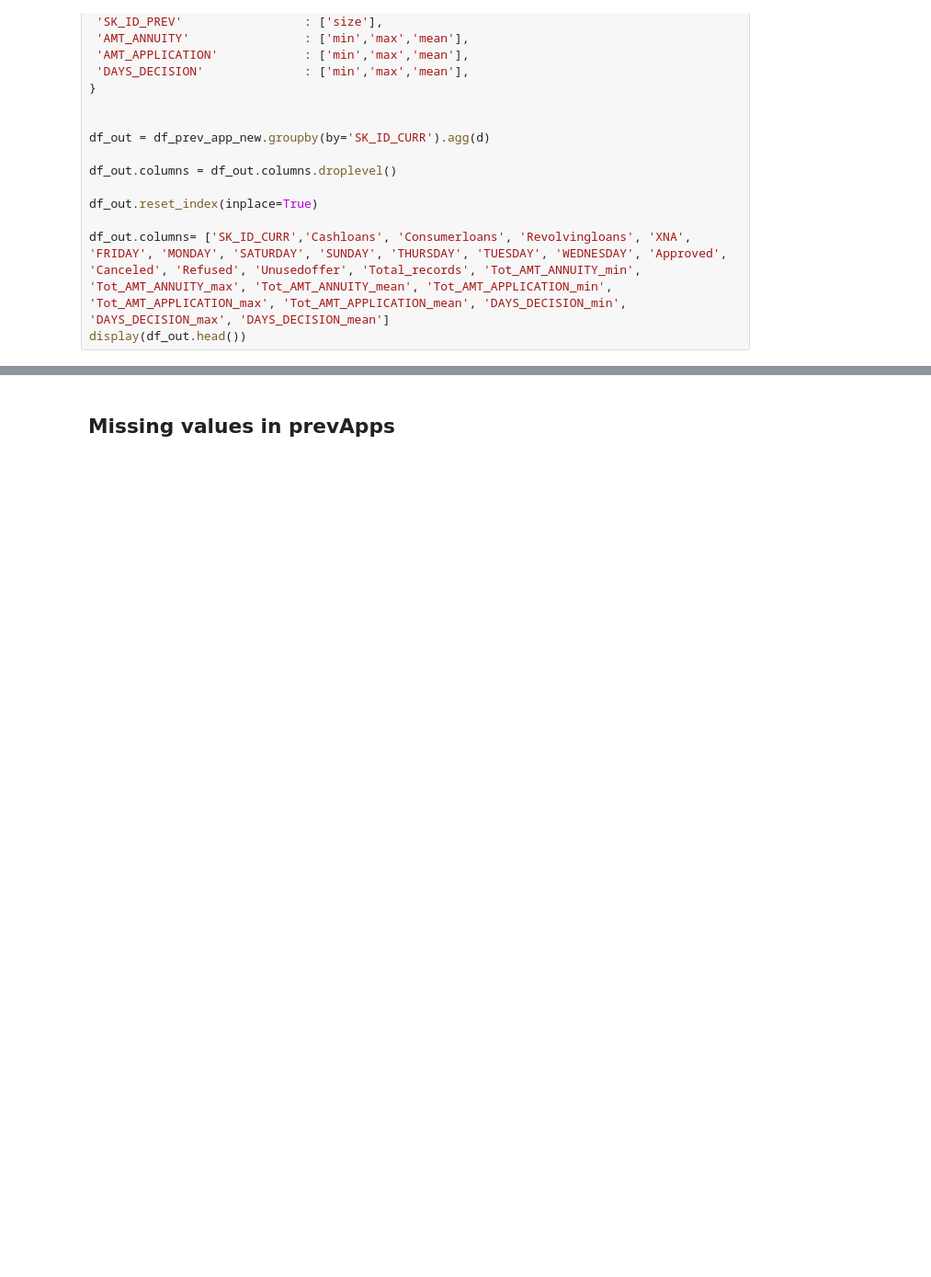
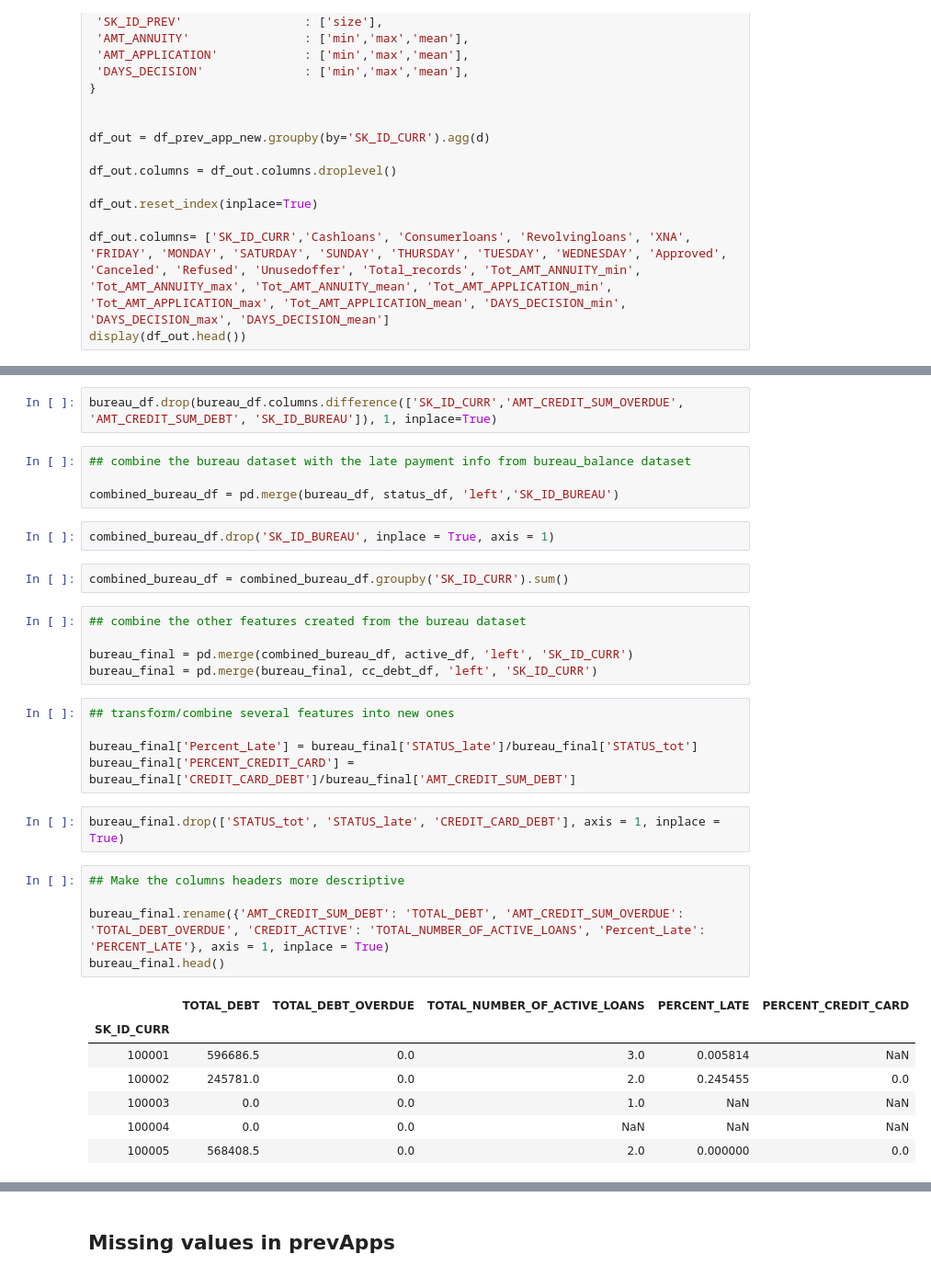
Before and after one commit to kpimparkar/SP20_AML_Project, a Jupyter notebook: Group11_Phase1_Notebook.ipynb, the cells around one changed output, grey strips where cells are left out. Shown at 92% size. Drawn from its saved outputs; the diff is of its cells as text; blank space fills up the shorter version.

```diff
--- a/Group11_Phase1_Notebook.ipynb
+++ b/Group11_Phase1_Notebook.ipynb
@@ -1148,0 +1208,35 @@ display(df_out.head())
+# %%
+bureau_df.drop(bureau_df.columns.difference(['SK_ID_CURR','AMT_CREDIT_SUM_OVERDUE', 'AMT_CREDIT_SUM_DEBT', 'SK_ID_BUREAU']), 1, inplace=True)
+# %%
+## combine the bureau dataset with the late payment info from bureau_balance dataset
+
+combined_bureau_df = pd.merge(bureau_df, status_df, 'left','SK_ID_BUREAU')
+# %%
+combined_bureau_df.drop('SK_ID_BUREAU', inplace = True, axis = 1)
+# %%
+combined_bureau_df = combined_bureau_df.groupby('SK_ID_CURR').sum()
+# %%
+## combine the other features created from the bureau dataset
+
+bureau_final = pd.merge(combined_bureau_df, active_df, 'left', 'SK_ID_CURR')
+bureau_final = pd.merge(bureau_final, cc_debt_df, 'left', 'SK_ID_CURR')
+# %%
+## transform/combine several features into new ones
+
+bureau_final['Percent_Late'] = bureau_final['STATUS_late']/bureau_final['STATUS_tot']
+bureau_final['PERCENT_CREDIT_CARD'] = bureau_final['CREDIT_CARD_DEBT']/bureau_final['AMT_CREDIT_SUM_DEBT']
+# %%
+bureau_final.drop(['STATUS_tot', 'STATUS_late', 'CREDIT_CARD_DEBT'], axis = 1, inplace = True)
+# %%
+## Make the columns headers more descriptive
+
+bureau_final.rename({'AMT_CREDIT_SUM_DEBT': 'TOTAL_DEBT', 'AMT_CREDIT_SUM_OVERDUE': 'TOTAL_DEBT_OVERDUE', 'CREDIT_ACTIVE': 'TOTAL_NUMBER_OF_ACTIVE_LOANS', 'Percent_Late': 'PERCENT_LATE'}, axis = 1, inplace = True)
+bureau_final.head()
+# %% [output]
+|  | TOTAL_DEBT | TOTAL_DEBT_OVERDUE | TOTAL_NUMBER_OF_ACTIVE_LOANS | PERCENT_LATE | PERCENT_CREDIT_CARD |
+| SK_ID_CURR |  |  |  |  |  |
+| 100001 | 596686.5 | 0.0 | 3.0 | 0.005814 | NaN |
+| 100002 | 245781.0 | 0.0 | 2.0 | 0.245455 | 0.0 |
+| 100003 | 0.0 | 0.0 | 1.0 | NaN | NaN |
+| 100004 | 0.0 | 0.0 | NaN | NaN | NaN |
+| 100005 | 568408.5 | 0.0 | 2.0 | 0.000000 | 0.0 |
```
Also changed, not shown: parts of 14 cells of this notebook.
